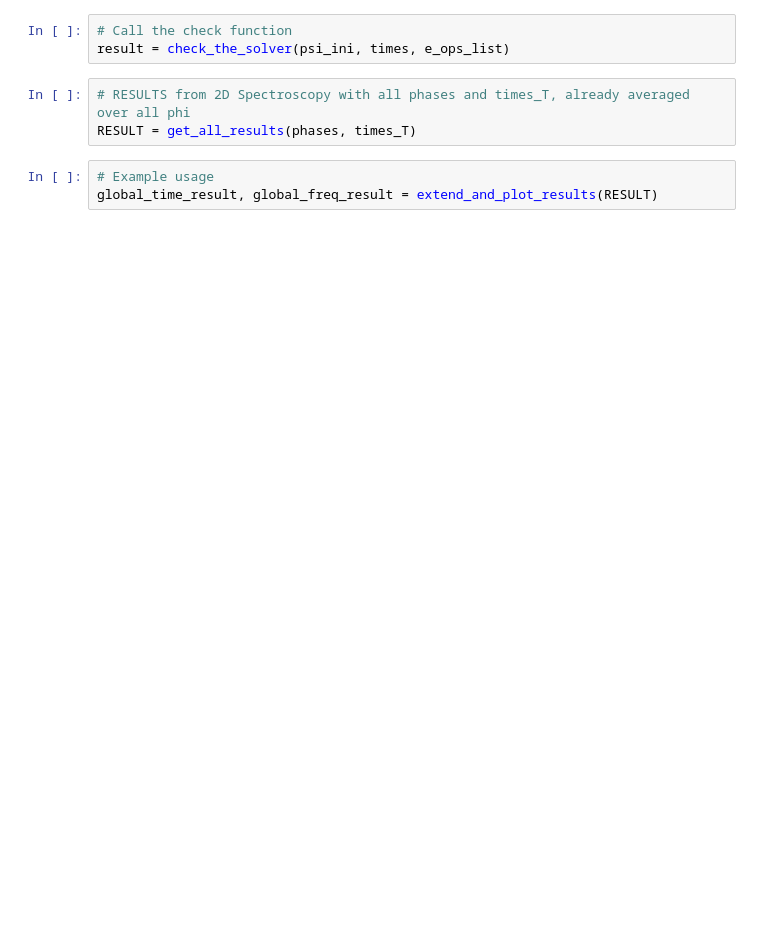
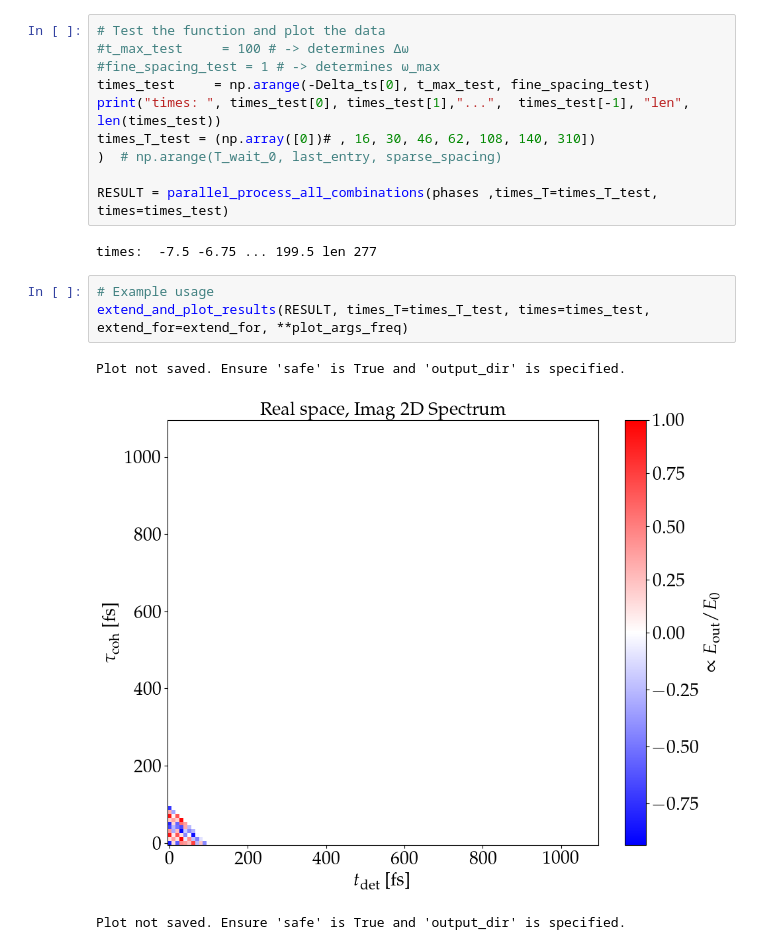
Before and after one commit to LBPhysics/2025_master_thesis_leopold_bodamer, a Jupyter notebook: code/python/replicate_paper_eqs_II.ipynb, the cells around one changed output. Saved outputs shown, nothing was run; the diff lists cells and outputs as text; blank space fills up the shorter version.

```diff
--- a/code/python/replicate_paper_eqs_II.ipynb
+++ b/code/python/replicate_paper_eqs_II.ipynb
@@ -2035,9 +1871,19 @@ plot_average_fixed_tau_T(tau_coh, T_wait, phases)
-# %%
-# Call the check function
-result = check_the_solver(psi_ini, times, e_ops_list)
-# %%
-# RESULTS from 2D Spectroscopy with all phases and times_T, already averaged over all phi
-RESULT = get_all_results(phases, times_T)
-# %%
-# Example usage
-global_time_result, global_freq_result = extend_and_plot_results(RESULT)
+# %%
+# Test the function and plot the data
+#t_max_test     = 100 # -> determines Δω
+#fine_spacing_test = 1 # -> determines ω_max
+times_test     = np.arange(-Delta_ts[0], t_max_test, fine_spacing_test)
+print("times: ", times_test[0], times_test[1],"...",  times_test[-1], "len", len(times_test))
+times_T_test = (np.array([0])# , 16, 30, 46, 62, 108, 140, 310])
+)  # np.arange(T_wait_0, last_entry, sparse_spacing)
+
+RESULT = parallel_process_all_combinations(phases ,times_T=times_T_test, times=times_test)
+# %% [output]
+times:  -7.5 -6.75 ... 199.5 len 277
+# %%
+# Example usage
+extend_and_plot_results(RESULT, times_T=times_T_test, times=times_test, extend_for=extend_for, **plot_args_freq)
+# %% [output]
+Plot not saved. Ensure 'safe' is True and 'output_dir' is specified.
+[figure, added]
+Plot not saved. Ensure 'safe' is True and 'output_dir' is specified.
```
Also changed, not shown: parts of 11 cells of this notebook, 2 other files.
